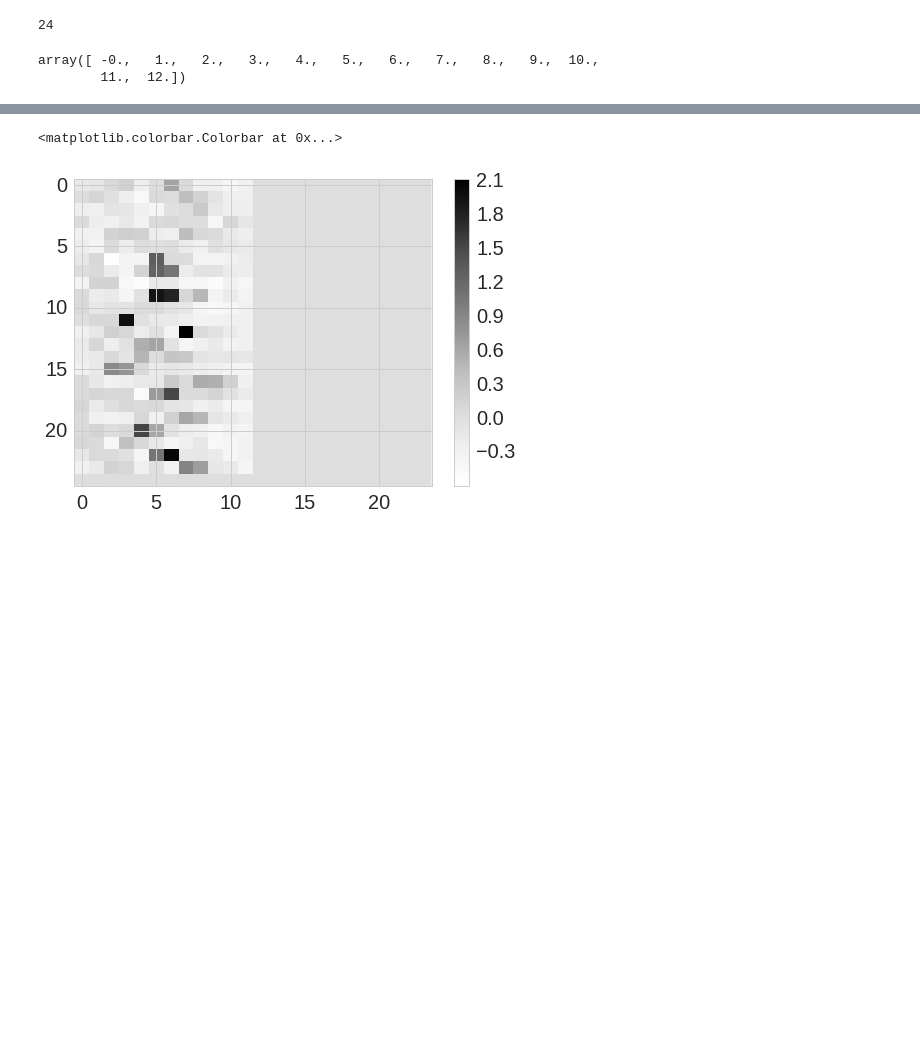
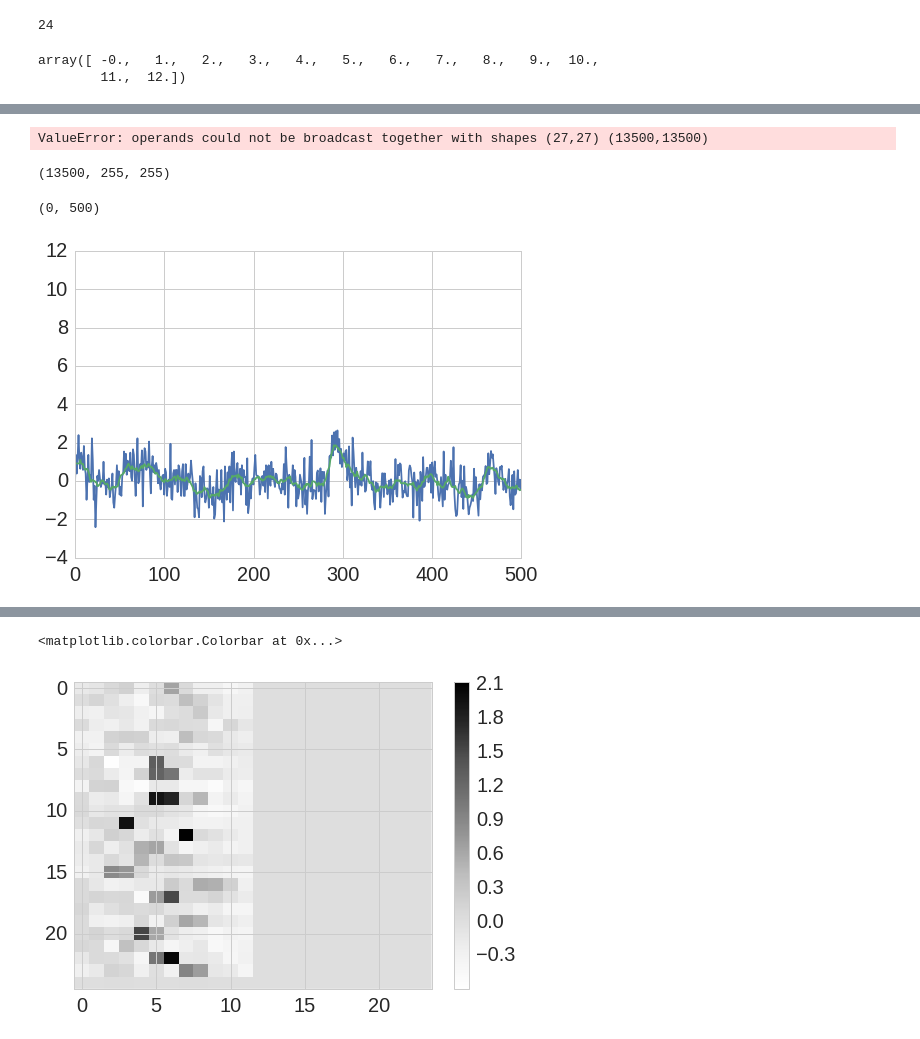
Before and after one commit to yves-weissenberger/GPR, a Jupyter notebook: GP_tonotopy_mapping.ipynb, the cells around one changed output, grey strips where cells are left out. Saved outputs shown, nothing was run; the diff lists cells and outputs as text; code cells hidden in the pictures; blank space fills up the shorter version.

```diff
--- a/GP_tonotopy_mapping.ipynb
+++ b/GP_tonotopy_mapping.ipynb
@@ -122 +161,3 @@ for i in range(areaD_s.shape[1]):
+# %%
+areaD_s2 = areaD_s - areaD_s_tempF
 # %%
@@ -172,0 +223,5 @@ for stim_type in range(int(np.max(groupedStims).astype('int')+1)):
+# %%
+from scipy.stats.mstats import zscore
+st = time.time()
+z_inp = zscore(np.sqrt(areaD_s2+np.abs(np.min(areaD_s2))),axis=0)   #square root to normalise count statistics
+print time.time() - st
@@ -192,0 +263,16 @@ stimLocs.shape
+# %%
+np.allclose(DM.dot(DM.T),DM.T.dot(DM))
+# %% [output]
+ValueError: operands could not be broadcast together with shapes (27,27) (13500,13500)
+# %%
+newZ = smooth_matlab(z_inp,12)
+# %% [output]
+(13500, 255, 255)
+# %%
+plt.plot(z_inp[:,xidx,yidx])
+plt.plot(newZ[:,xidx,yidx])
+
+plt.xlim(0,500)
+# %% [output]
+(0, 500)
+[figure, added]
```
Also changed, not shown: parts of 32 cells of this notebook.
